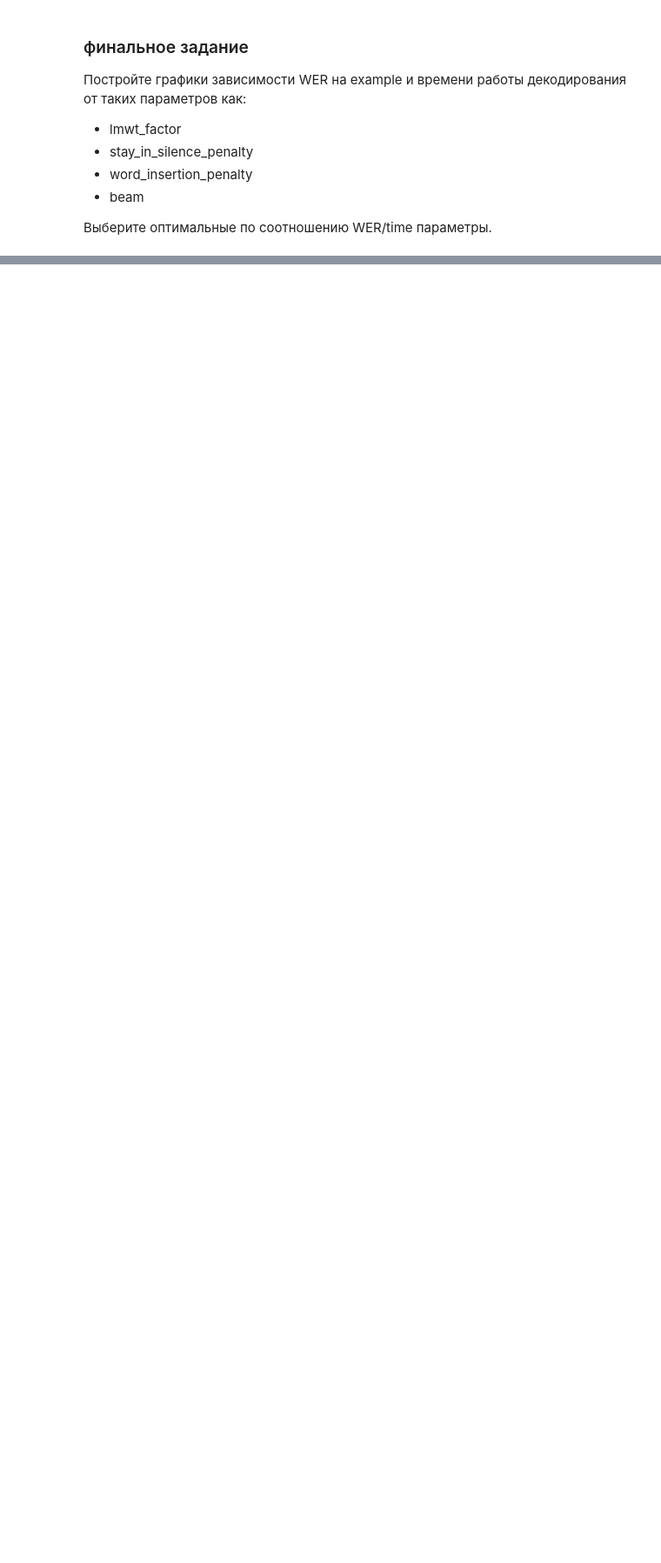
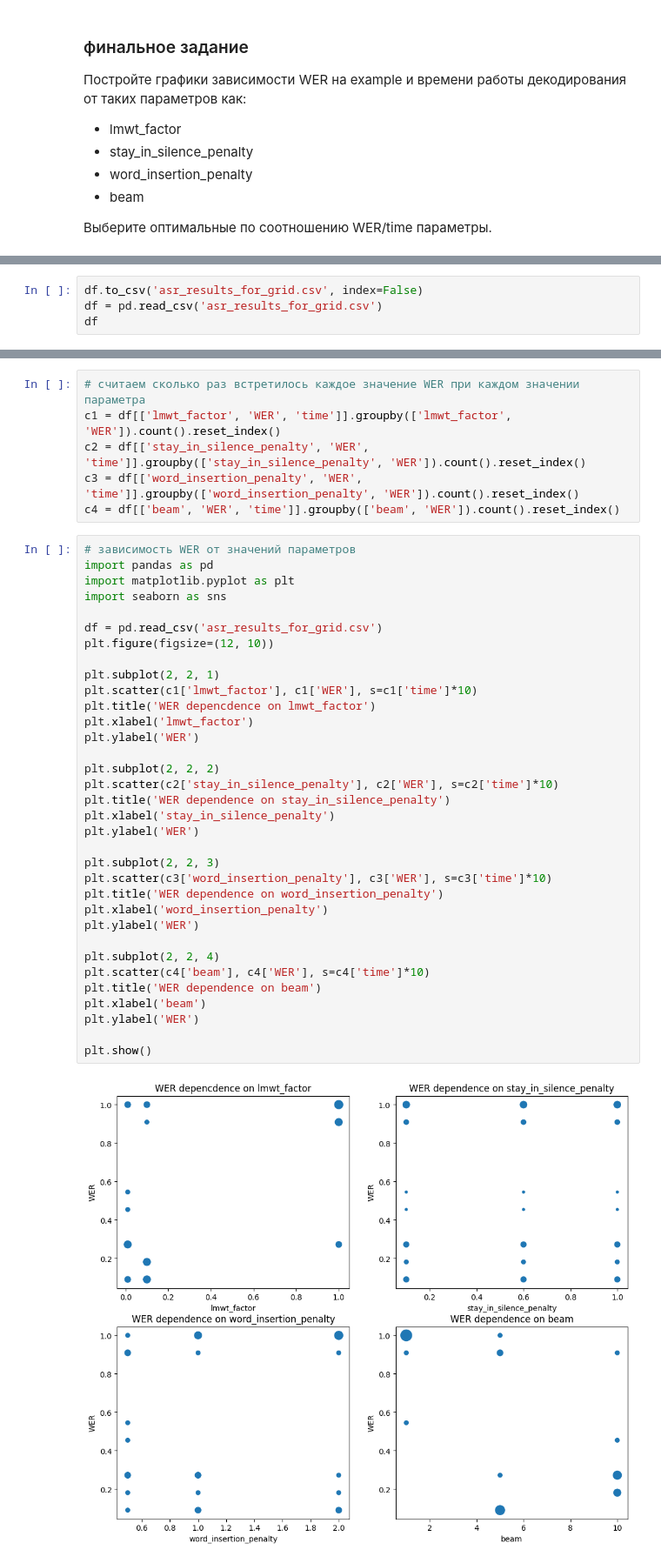
Before and after one commit to medbar/asr_itmo24, a Jupyter notebook: asr_lab4.ipynb, the cells around one changed output, grey strips where cells are left out. Shown at 87% size. Saved outputs shown, nothing was run; the diff lists cells and outputs as text; blank space fills up the shorter version.

```diff
--- a/asr_lab4.ipynb
+++ b/asr_lab4.ipynb
@@ -905,0 +1054,4 @@ print(hyp, "WER: ", jiwer.wer(example_ref, ' '.join(hyp.words)))
+# %%
+df.to_csv('asr_results_for_grid.csv', index=False)
+df = pd.read_csv('asr_results_for_grid.csv')
+df
@@ -905,0 +1072,42 @@ print(hyp, "WER: ", jiwer.wer(example_ref, ' '.join(hyp.words)))
+# %%
+# считаем сколько раз встретилось каждое значение WER при каждом значении параметра
+c1 = df[['lmwt_factor', 'WER', 'time']].groupby(['lmwt_factor', 'WER']).count().reset_index()
+c2 = df[['stay_in_silence_penalty', 'WER', 'time']].groupby(['stay_in_silence_penalty', 'WER']).count().reset_index()
+c3 = df[['word_insertion_penalty', 'WER', 'time']].groupby(['word_insertion_penalty', 'WER']).count().reset_index()
+c4 = df[['beam', 'WER', 'time']].groupby(['beam', 'WER']).count().reset_index()
+# %%
+# зависимость WER от значений параметров
+import pandas as pd
+import matplotlib.pyplot as plt
+import seaborn as sns
+
+df = pd.read_csv('asr_results_for_grid.csv')
+plt.figure(figsize=(12, 10))
+
+plt.subplot(2, 2, 1)
+plt.scatter(c1['lmwt_factor'], c1['WER'], s=c1['time']*10)
+plt.title('WER depencdence on lmwt_factor')
+plt.xlabel('lmwt_factor')
+plt.ylabel('WER')
+
+plt.subplot(2, 2, 2)
+plt.scatter(c2['stay_in_silence_penalty'], c2['WER'], s=c2['time']*10)
+plt.title('WER dependence on stay_in_silence_penalty')
+plt.xlabel('stay_in_silence_penalty')
+plt.ylabel('WER')
+
+plt.subplot(2, 2, 3)
+plt.scatter(c3['word_insertion_penalty'], c3['WER'], s=c3['time']*10)
+plt.title('WER dependence on word_insertion_penalty')
+plt.xlabel('word_insertion_penalty')
+plt.ylabel('WER')
+
+plt.subplot(2, 2, 4)
+plt.scatter(c4['beam'], c4['WER'], s=c4['time']*10)
+plt.title('WER dependence on beam')
+plt.xlabel('beam')
+plt.ylabel('WER')
+
+plt.show()
+# %% [output]
+[figure, added]
```
Also changed, not shown: parts of 25 cells of this notebook.
